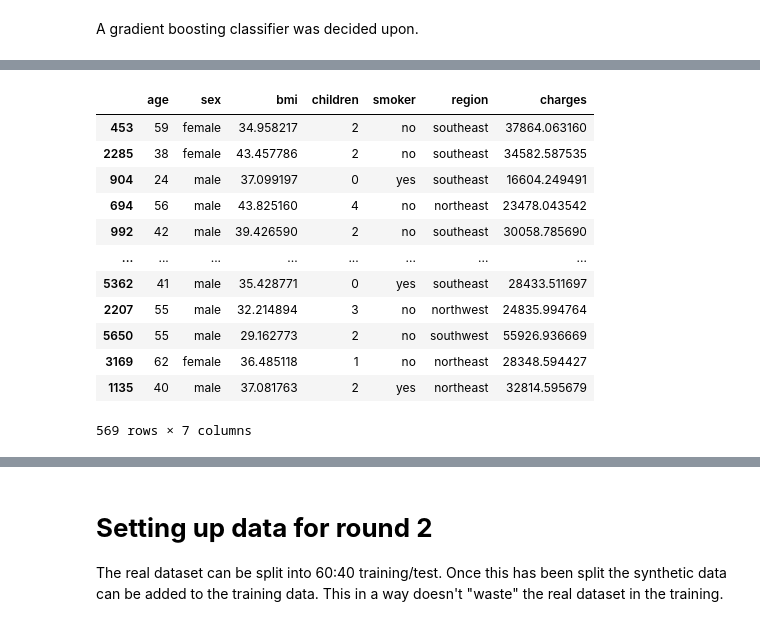
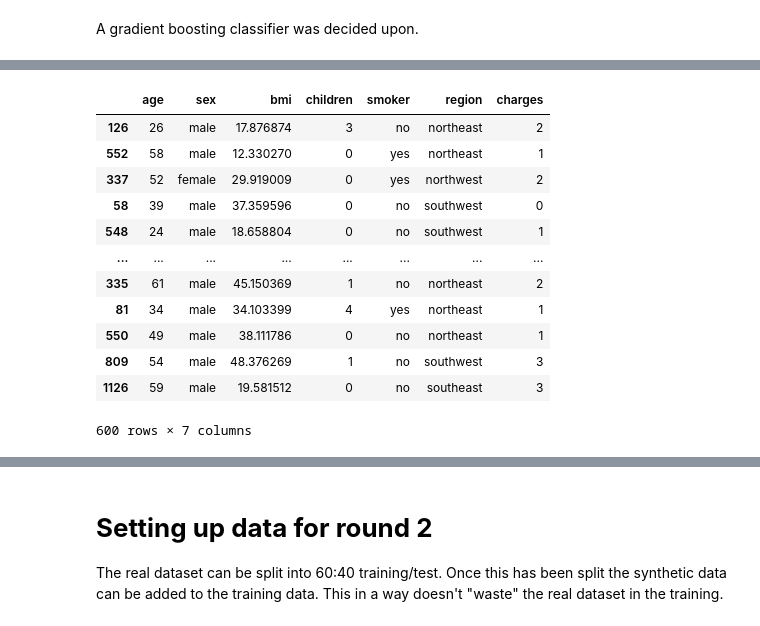
Before and after one commit to JetfiRex/SyntheticDataExperiments, a Jupyter notebook: Balanced/Insurance_numerical_to_classifier_CTGAN.ipynb, the cells around one changed output, grey strips where cells are left out. Saved outputs shown, nothing was run; the diff lists cells and outputs as text; code cells hidden in the pictures.

```diff
--- a/Balanced/Insurance_numerical_to_classifier_CTGAN.ipynb
+++ b/Balanced/Insurance_numerical_to_classifier_CTGAN.ipynb
@@ -166,7 +166,6 @@ for _ in range(30): # only 1 and do the test
 
     # Fit the CTGAN
     model.fit(real)
-    metadata = model.get_metadata()
     # Create 600 rows of data
     synth_data = model.sample(num_rows = 600)
 
@@ -683,6 +653,14 @@ train
+# %%
+tuner = GCPTuner(Tunable({
+          'epochs': hp.IntHyperParam(min = 80, max = 400),
+          'batch_size' : hp.IntHyperParam(min = 20, max = 100),
+          'embedding_dim' : hp.IntHyperParam(min = 20, max = 100),
+          'gen' : hp.IntHyperParam(min = 20, max = 1000),
+          'dim_gen' : hp.IntHyperParam(min = 20, max = 1000)
+        }))
 # %%
 best_score = 0 # Keep track of best score
-# best_params=None
+best_params=None
 best_data = None
 tracker = 0 # Keep track of how many loops have completed
 flag = True
@@ -702,15 +680,17 @@ for _ in range(30): # only 1 and do the test
     # Every 5 loops output the tracker -> 1 loop
     print(tracker)
 
-
-
-    # Record the hyperparameters and score
-    # proposal = tuner.propose(1)
+    # Get the hyperparameters for this loop
+    proposal = tuner.propose(1)
+    print(proposal)
 
     # NOTE - batch_size is multiplied by 10 as needs to be a factor of 10
     #model = GaussianCopula(constraints = [age_constraint, children_constraint, bmi_constraint, charges_constraint])
-    model = CTGAN(constraints = [age_constraint, children_constraint, bmi_constraint],
-                 field_transformers = {k:"categorical_fuzzy" for k in ["sex", "smoker", "region"]})
+    model = CTGAN(embedding_dim = proposal['embedding_dim'],
+                      generator_dim = (proposal['gen'], proposal['gen']),
+                      discriminator_dim = (proposal['dim_gen'], proposal['dim_gen']),
+                      batch_size = proposal['batch_size'] * 10,
+                      epochs = proposal['epochs'])
 
     # Fit the CopulaGAN
     model.fit(real)
@@ -726,12 +706,12 @@ for _ in range(30): # only 1 and do the test
     if score > best_score or flag:
         flag = False
         best_data = synth_data
-        best_distributions = model.get_metadata()
-        # best_params = proposal
+        #best_distributions = model.get_distributions()
+        best_params = proposal
         best_score = score
 
     # Record the hyperparameters and score
-    # tuner.record(proposal, score)
+    tuner.record(proposal, score)
 
 
 ## TRAINING LOOP END ##
@@ -784,5 +753,0 @@ best_distributions
-# %%
-best=best_data
-best_data=best_data[~best_data.index.duplicated()]
-num_bins = 20
-plt.hist(best_data["charges"], [2000*i for i in range (33)])
@@ -813,26 +768,25 @@ score
 # %%
 synth=[]
-for i in range (6,32):
-    orig_size=len(train[train["charges"]<(i+1)*2000][train["charges"]>(i)*2000])
-    synth_part=best_data[best_data["charges"]<(i+1)*2000][best_data["charges"]>(i)*2000]
-    generate=synth_part[:100-orig_size]
+for i in range (4):
+    synth_part=best_data[best_data["charges"]==i]
+    generate=synth_part[:150]
     synth.append(generate)
 synth=pd.concat(synth)
 synth.sample(frac=1)
 # %% [output]
 |  | age | sex | bmi | children | smoker | region | charges |
-| 453 | 59 | female | 34.958217 | 2 | no | southeast | 37864.063160 |
-| 2285 | 38 | female | 43.457786 | 2 | no | southeast | 34582.587535 |
-| 904 | 24 | male | 37.099197 | 0 | yes | southeast | 16604.249491 |
-| 694 | 56 | male | 43.825160 | 4 | no | northeast | 23478.043542 |
-| 992 | 42 | male | 39.426590 | 2 | no | southeast | 30058.785690 |
+| 126 | 26 | male | 17.876874 | 3 | no | northeast | 2 |
+| 552 | 58 | male | 12.330270 | 0 | yes | northeast | 1 |
+| 337 | 52 | female | 29.919009 | 0 | yes | northwest | 2 |
+| 58 | 39 | male | 37.359596 | 0 | no | southwest | 0 |
+| 548 | 24 | male | 18.658804 | 0 | no | southwest | 1 |
 | ... | ... | ... | ... | ... | ... | ... | ... |
-| 5362 | 41 | male | 35.428771 | 0 | yes | southeast | 28433.511697 |
-| 2207 | 55 | male | 32.214894 | 3 | no | northwest | 24835.994764 |
-| 5650 | 55 | male | 29.162773 | 2 | no | southwest | 55926.936669 |
-| 3169 | 62 | female | 36.485118 | 1 | no | northeast | 28348.594427 |
-| 1135 | 40 | male | 37.081763 | 2 | yes | northeast | 32814.595679 |
+| 335 | 61 | male | 45.150369 | 1 | no | northeast | 2 |
+| 81 | 34 | male | 34.103399 | 4 | yes | northeast | 1 |
+| 550 | 49 | male | 38.111786 | 0 | no | northeast | 1 |
+| 809 | 54 | male | 48.376269 | 1 | no | southwest | 3 |
+| 1126 | 59 | male | 19.581512 | 0 | no | southeast | 3 |
-569 rows × 7 columns
+600 rows × 7 columns
 # %%
 score = evaluate(synthetic_data = synth, real_data = train, aggregate = True)
 score
```
Also changed, not shown: parts of 57 cells of this notebook, 6 other files.
